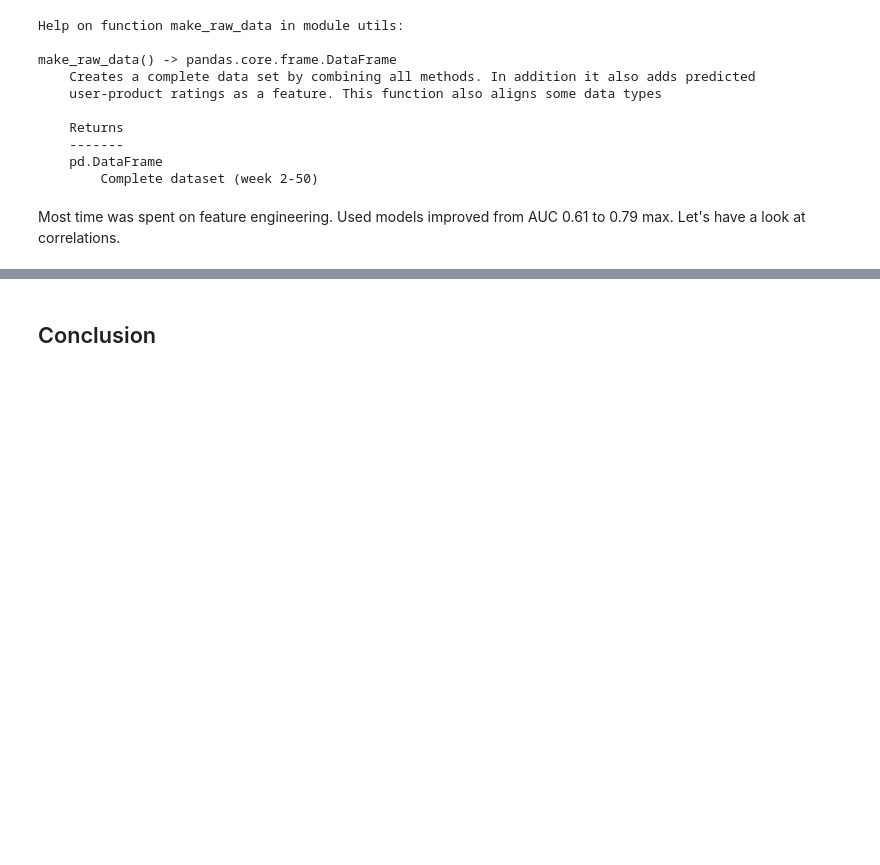
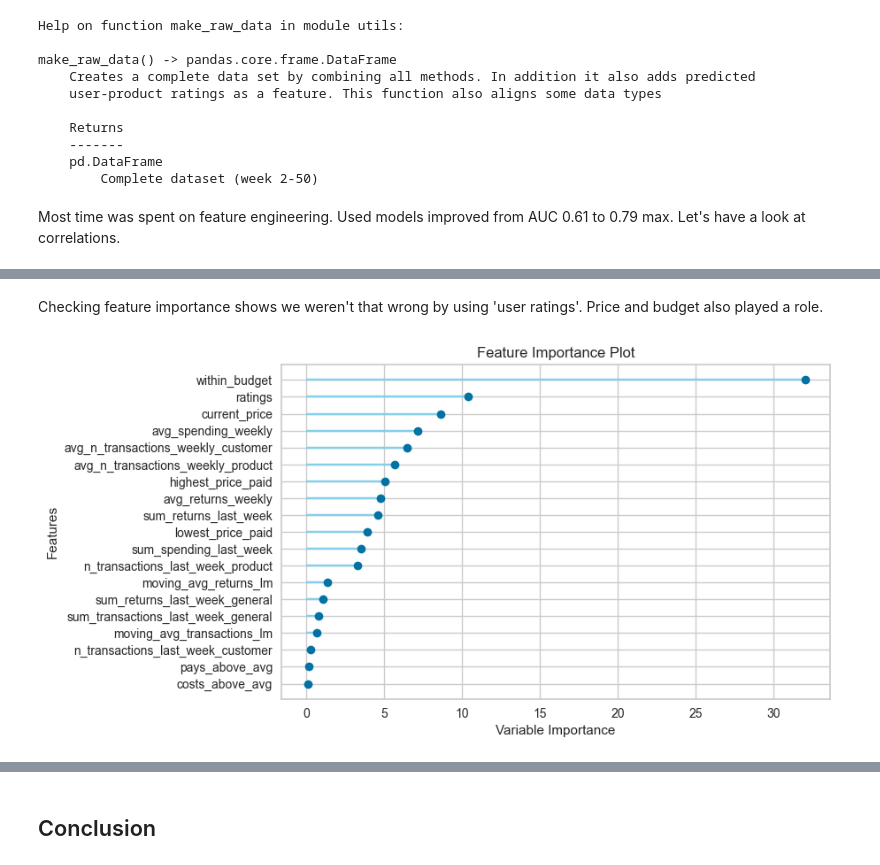
Before and after one commit to sekR4/classification-challenge, a Jupyter notebook: src/purchase_probabilities.ipynb, the cells around one changed output, grey strips where cells are left out. Saved outputs shown, nothing was run; the diff lists cells and outputs as text; code cells hidden in the pictures; blank space fills up the shorter version.

```diff
--- a/src/purchase_probabilities.ipynb
+++ b/src/purchase_probabilities.ipynb
@@ -202,0 +283,6 @@ Most time was spent on feature engineering. Used models improved from AUC 0.61 t
+# %% [markdown]
+Checking feature importance shows we weren't that wrong by using 'user ratings'. Price and budget also played a role.
+# %%
+Image("img/imbalanced_feature_importance.png", width=800)
+# %% [output]
+[figure, added]
```
Also changed, not shown: parts of 24 cells of this notebook, 7 other files.
